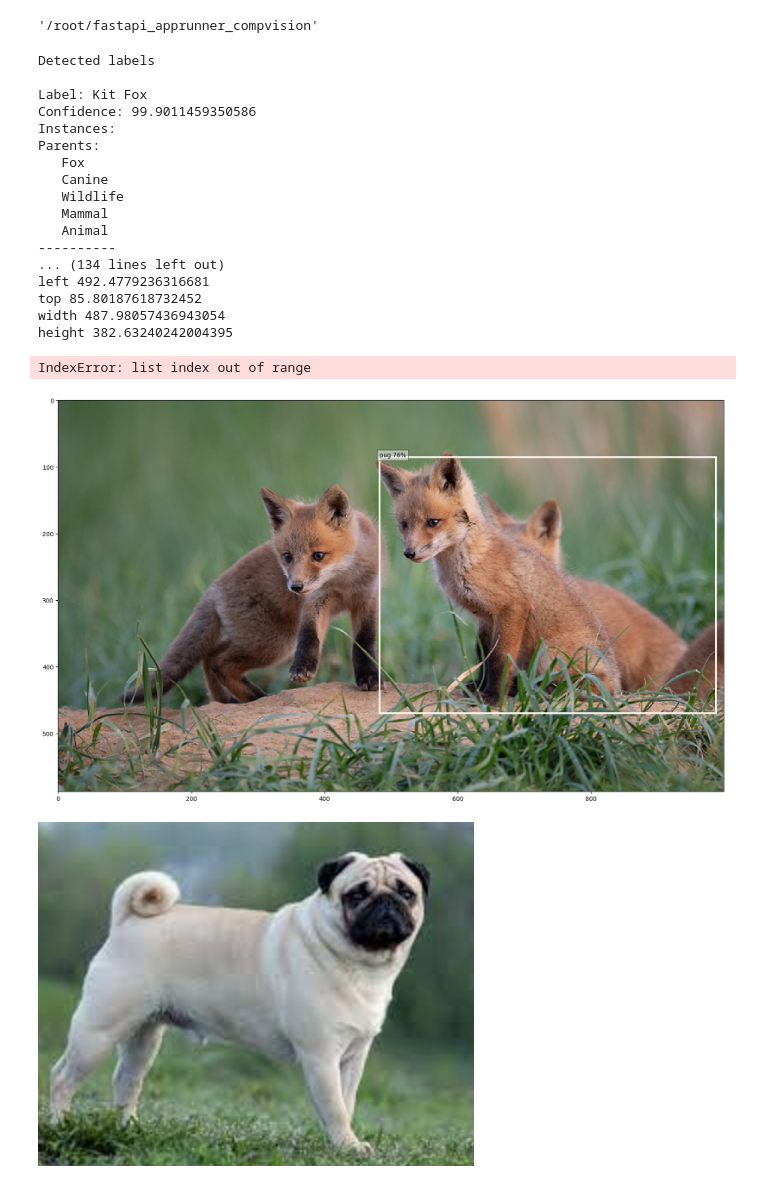
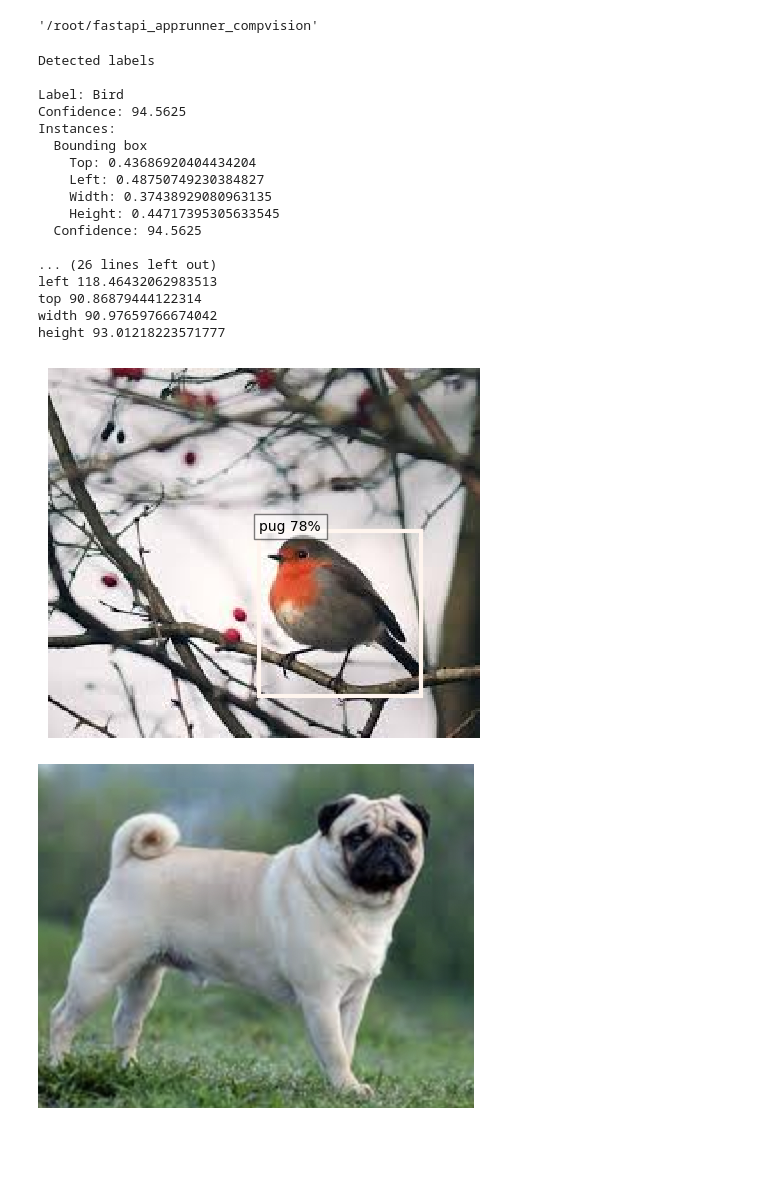
Before and after one commit to fraukecharms/fastapi-rekognition-compvision, a Jupyter notebook: plottests.ipynb, the cells around one changed output. Cells and saved outputs as stored; diff of their text form; code cells hidden in the pictures; blank space fills up the shorter version.

Commit message:
image processing, saving to file

```diff
--- a/plottests.ipynb
+++ b/plottests.ipynb
@@ -59,34 +59,33 @@ Detected object: dog with confidence level of 0.5642039179801941
 # %%
 from predictionplot import display_predictions2
 from helper_rekognition import lookuptest2
 
-tpic = 'testpic/pic3.jpg'
+tpic = 'testpic/pic2.jpg'
 
-normalized_boxes = lookuptest2(testpic = tpic)
+normalized_boxes = [lookuptest2(testpic = tpic)[0]]
 classes_names = ['pug']
 confidences = [0.78]
 
 display_predictions2(tpic, normalized_boxes, classes_names, confidences)
 # %% [output]
 Detected labels
 
-Label: Kit Fox
-Confidence: 99.9011459350586
+Label: Bird
+Confidence: 94.5625
 Instances:
-Parents:
-   Fox
-   Canine
-   Wildlife
-   Mammal
-   Animal
-----------
-... (134 lines left out)
-left 492.4779236316681
-top 85.80187618732452
-width 487.98057436943054
-height 382.63240242004395
+  Bounding box
+    Top: 0.43686920404434204
+    Left: 0.48750749230384827
+    Width: 0.37438929080963135
+    Height: 0.44717395305633545
+  Confidence: 94.5625
+
+... (26 lines left out)
+left 118.46432062983513
+top 90.86879444122314
+width 90.97659766674042
+height 93.01218223571777
-IndexError: list index out of range
-[figure, old version]
+[figure, new version]
 # %%
 from helper_rekognition import lookuptest3
 
```
Also changed, not shown: parts of 1 cell of this notebook, 3 other files.
